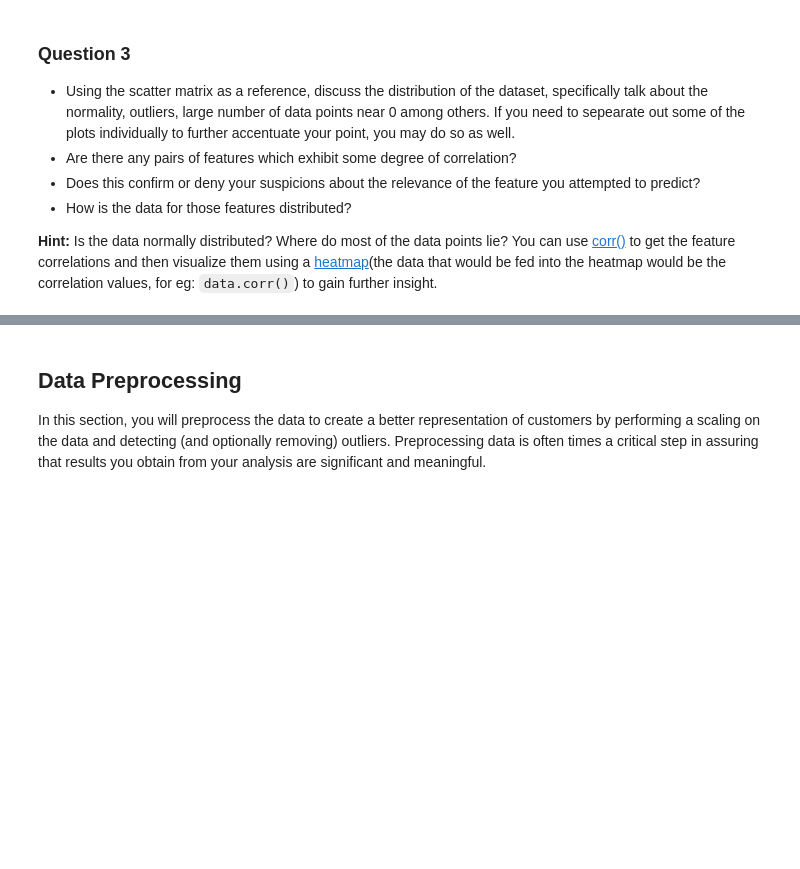
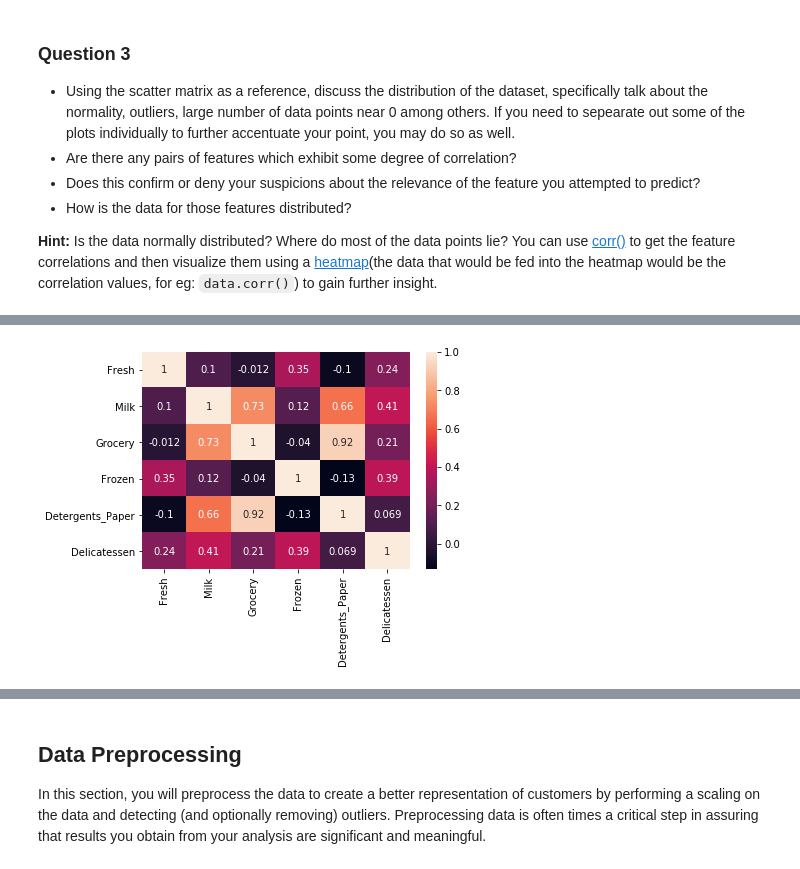
Before and after one commit to SimoneRomero/customer-segments, a Jupyter notebook: customer_segments/customer_segments.ipynb, the cells around one changed output, grey strips where cells are left out. Cells and saved outputs as stored; diff of their text form; code cells hidden in the pictures; blank space fills up the shorter version.

```diff
--- a/customer_segments/customer_segments.ipynb
+++ b/customer_segments/customer_segments.ipynb
@@ -160,0 +171,6 @@ pd.scatter_matrix(data, alpha = 0.3, figsize = (14,8), diagonal = 'kde');
+# %%
+import seaborn as sns
+
+ax = sns.heatmap(data.corr(), annot=True)
+# %% [output]
+[figure, added]
```
Also changed, not shown: parts of 13 cells of this notebook.
